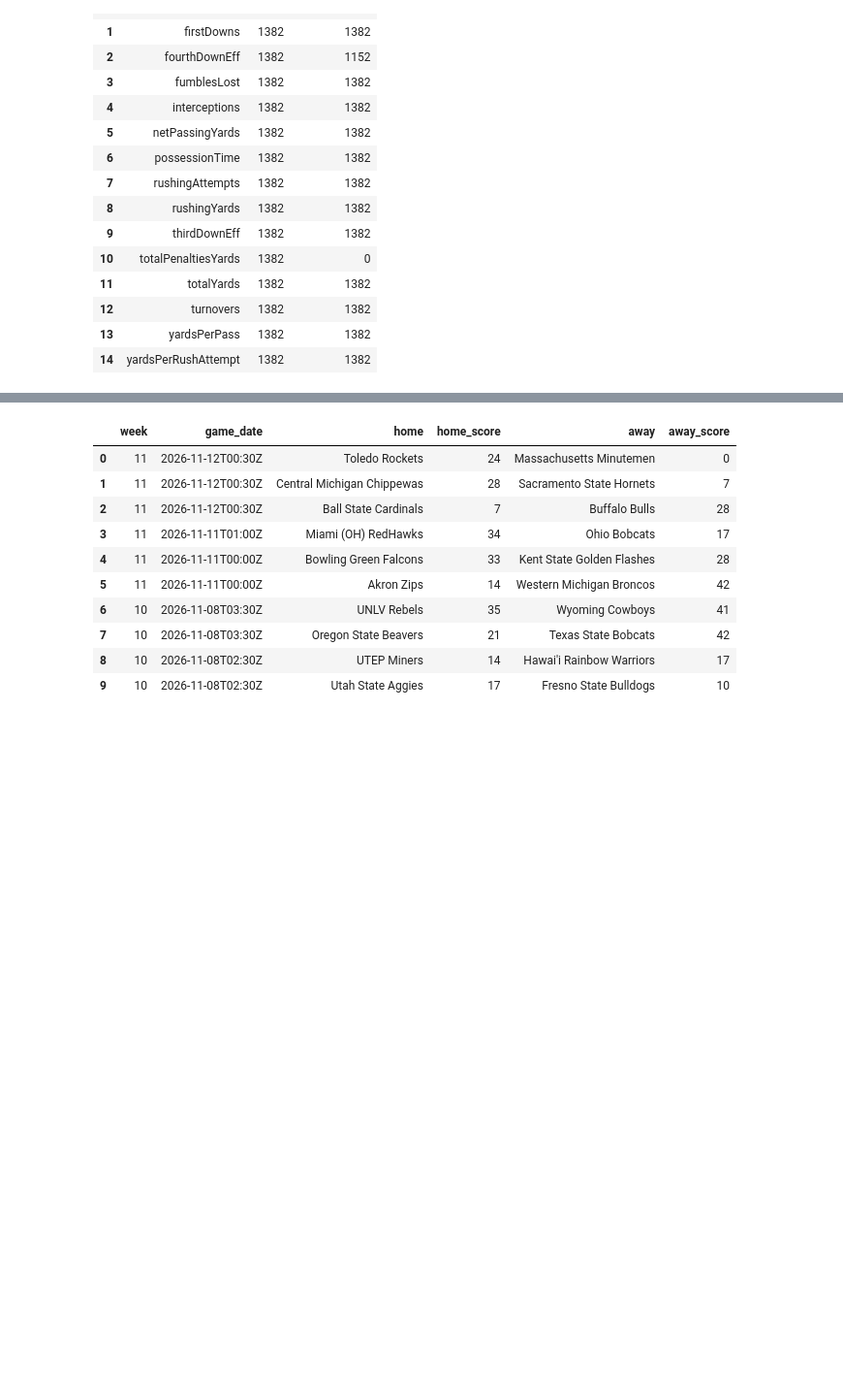
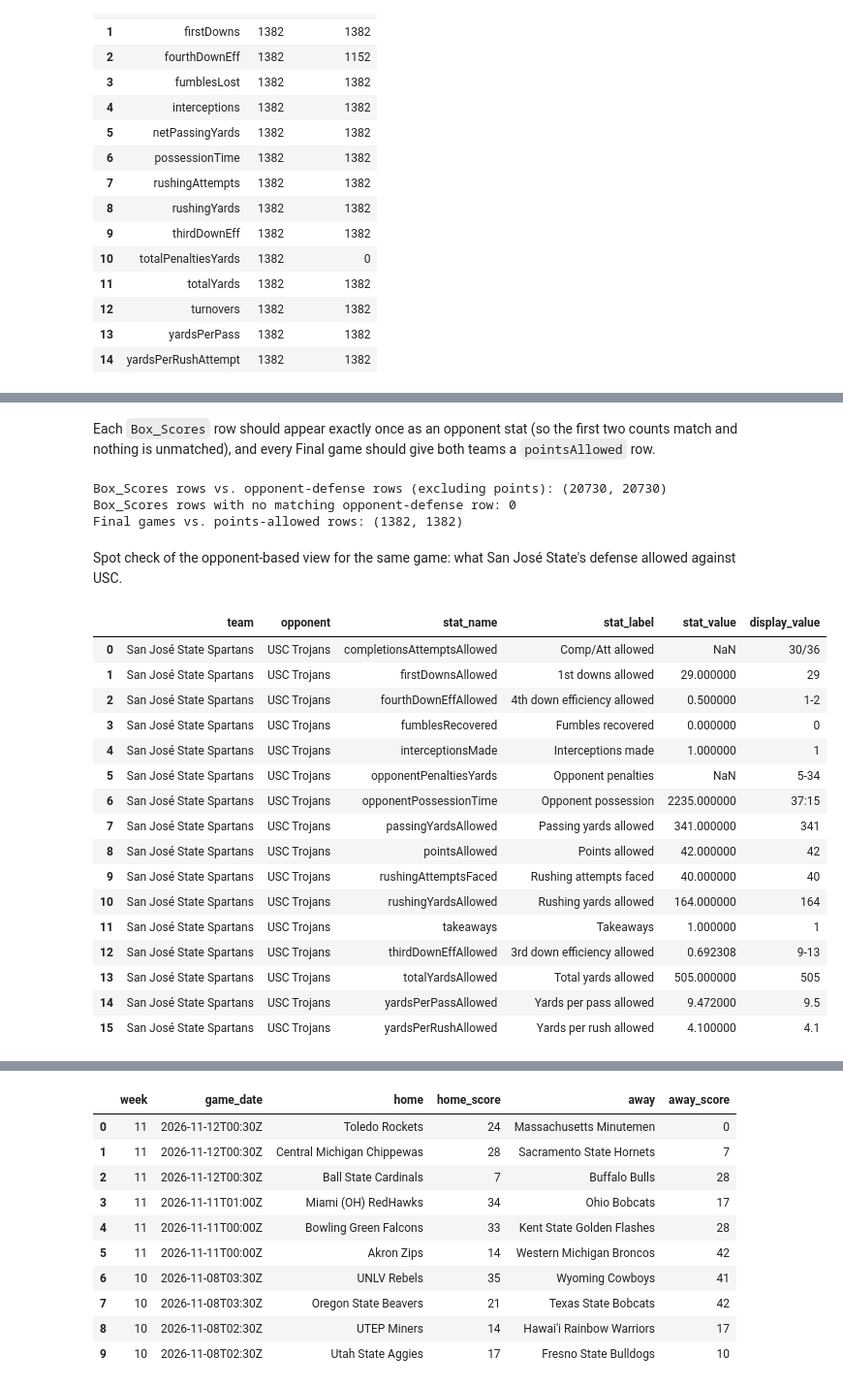
Before and after one commit to cfinley6-vols/espn-datamine, a Jupyter notebook: cfb2026.ipynb, the cells around one changed output, grey strips where cells are left out. Shown at 97% size. Cells and saved outputs as stored; diff of their text form; code cells hidden in the pictures; blank space fills up the shorter version.

Commit message:
base line established for team defensive stat collection

```diff
--- a/cfb2026.ipynb
+++ b/cfb2026.ipynb
@@ -666,0 +850,56 @@ ORDER BY stat_name
+# %% [markdown]
+Each `Box_Scores` row should appear exactly once as an opponent stat (so the first two counts match and nothing is unmatched), and every Final game should give both teams a `pointsAllowed` row.
+# %%
+print("Box_Scores rows vs. opponent-defense rows (excluding points):", conn.execute("""
+    SELECT (SELECT COUNT(*) FROM Box_Scores),
+           (SELECT COUNT(*) FROM Team_Defense_Opponent_Stats WHERE stat_name != ?)""",
+    (POINTS_ALLOWED[0],)).fetchone())
+
+cte, params = defense_names_cte()
+print("Box_Scores rows with no matching opponent-defense row:", conn.execute(f"""
+    {cte}
+    SELECT COUNT(*) FROM Box_Scores b
+    LEFT JOIN defense_names n ON n.stat_name = b.stat_name
+    WHERE NOT EXISTS (SELECT 1 FROM Team_Defense_Opponent_Stats d
+                      WHERE d.game_id = b.game_id AND d.opponent_id = b.team_id
+                        AND d.stat_name = {DEFENSE_NAME_SQL}
+                        AND d.stat_value IS b.stat_value AND d.display_value IS b.display_value)
+""", params).fetchone()[0])
+
+print("Final games vs. points-allowed rows:", conn.execute("""
+    SELECT (SELECT 2 * COUNT(*) FROM Games WHERE status = 'Final'),
+           (SELECT COUNT(*) FROM Team_Defense_Opponent_Stats WHERE stat_name = ?)""",
+    (POINTS_ALLOWED[0],)).fetchone())
+# %% [output]
+Box_Scores rows vs. opponent-defense rows (excluding points): (20730, 20730)
+Box_Scores rows with no matching opponent-defense row: 0
+Final games vs. points-allowed rows: (1382, 1382)
+# %% [markdown]
+Spot check of the opponent-based view for the same game: what San José State's defense allowed against USC.
+# %%
+pd.read_sql_query("""
+SELECT t.display_name AS team, o.display_name AS opponent, d.stat_name, d.stat_label, d.stat_value, d.display_value
+FROM Team_Defense_Opponent_Stats d
+JOIN Teams t ON t.team_id = d.team_id
+JOIN Teams o ON o.team_id = d.opponent_id
+WHERE d.game_id = '401864494' AND d.team_id = '23'
+ORDER BY d.stat_name
+""", conn)
+# %% [output]
+|  | team | opponent | stat_name | stat_label | stat_value | display_value |
+| 0 | San José State Spartans | USC Trojans | completionsAttemptsAllowed | Comp/Att allowed | NaN | 30/36 |
+| 1 | San José State Spartans | USC Trojans | firstDownsAllowed | 1st downs allowed | 29.000000 | 29 |
+| 2 | San José State Spartans | USC Trojans | fourthDownEffAllowed | 4th down efficiency allowed | 0.500000 | 1-2 |
+| 3 | San José State Spartans | USC Trojans | fumblesRecovered | Fumbles recovered | 0.000000 | 0 |
+| 4 | San José State Spartans | USC Trojans | interceptionsMade | Interceptions made | 1.000000 | 1 |
+| 5 | San José State Spartans | USC Trojans | opponentPenaltiesYards | Opponent penalties | NaN | 5-34 |
+| 6 | San José State Spartans | USC Trojans | opponentPossessionTime | Opponent possession | 2235.000000 | 37:15 |
+| 7 | San José State Spartans | USC Trojans | passingYardsAllowed | Passing yards allowed | 341.000000 | 341 |
+| 8 | San José State Spartans | USC Trojans | pointsAllowed | Points allowed | 42.000000 | 42 |
+| 9 | San José State Spartans | USC Trojans | rushingAttemptsFaced | Rushing attempts faced | 40.000000 | 40 |
+| 10 | San José State Spartans | USC Trojans | rushingYardsAllowed | Rushing yards allowed | 164.000000 | 164 |
+| 11 | San José State Spartans | USC Trojans | takeaways | Takeaways | 1.000000 | 1 |
+| 12 | San José State Spartans | USC Trojans | thirdDownEffAllowed | 3rd down efficiency allowed | 0.692308 | 9-13 |
+| 13 | San José State Spartans | USC Trojans | totalYardsAllowed | Total yards allowed | 505.000000 | 505 |
+| 14 | San José State Spartans | USC Trojans | yardsPerPassAllowed | Yards per pass allowed | 9.472000 | 9.5 |
+| 15 | San José State Spartans | USC Trojans | yardsPerRushAllowed | Yards per rush allowed | 4.100000 | 4.1 |
```
Also changed, not shown: parts of 19 cells of this notebook.
